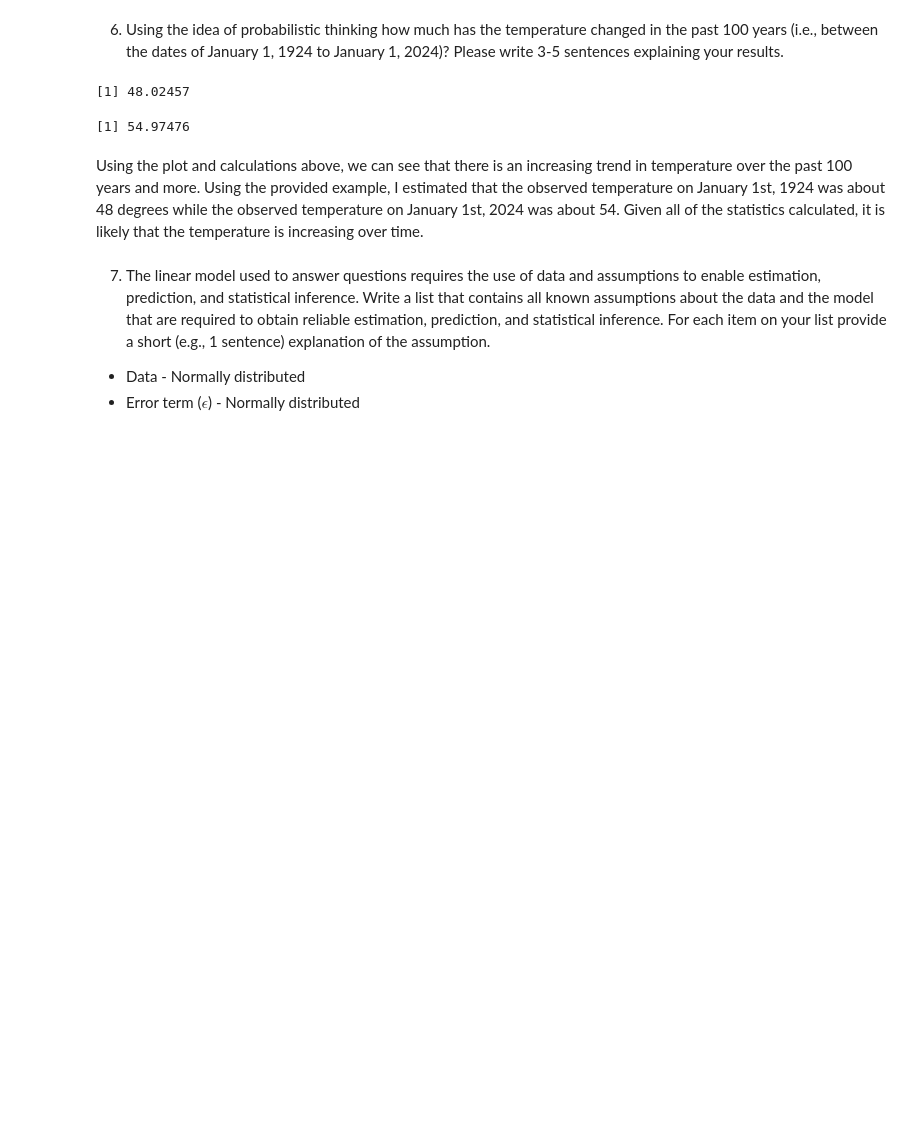
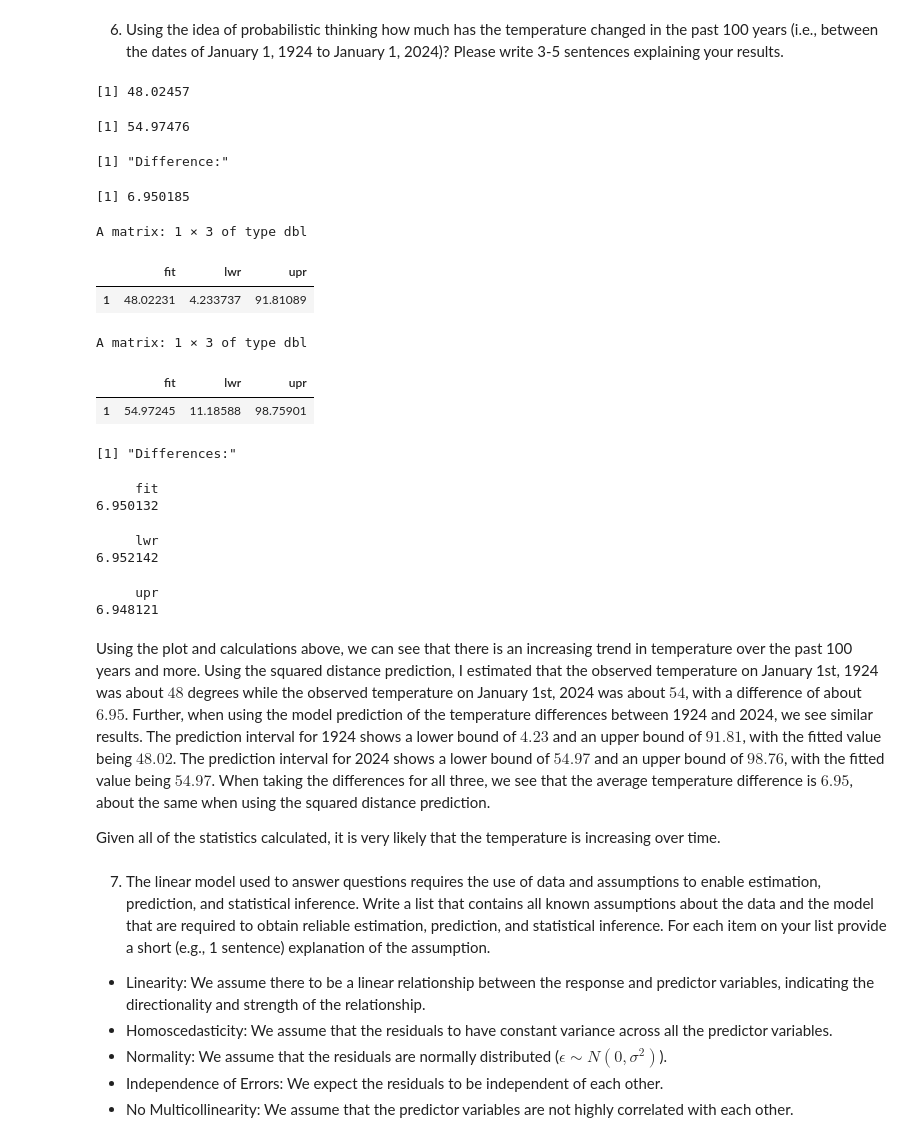
Before and after one commit to Prokope45/Statistics, a Jupyter notebook: STAT-705/Assignments/assignment_4.ipynb, the cells around one changed output. Saved outputs shown, nothing was run; the diff lists cells and outputs as text; code cells hidden in the pictures; blank space fills up the shorter version.

```diff
--- a/STAT-705/Assignments/assignment_4.ipynb
+++ b/STAT-705/Assignments/assignment_4.ipynb
@@ -276,18 +285,56 @@ date_2024 <- as.Date("2024-01-01")
 x_1924 <- as.numeric(date_1924 - start_date)
 x_2024 <- as.numeric(date_2024 - start_date)
 
-# squared distance Prediction
+# squared distance prediction
 tobs_1924 <- sqrd_dist_para_1 + sqrd_dist_para_2 * x_1924
 tobs_1924  # 48.0245749166632
 tobs_2024 <- sqrd_dist_para_1 + sqrd_dist_para_2 * x_2024
 tobs_2024 # 54.9747594215703
+
+print("Difference:")
+tobs_2024 - tobs_1924
 # %% [output]
 [1] 48.02457
 [1] 54.97476
+[1] "Difference:"
+[1] 6.950185
+# %%
+# model prediction
+x_1924_df <- data.frame(days = x_1924)
+pred_1924 <- predict(ml2, newdata = x_1924_df, interval = "prediction", level = 0.95)
+pred_1924
+
+x_2024_df <- data.frame(days = x_2024)
+pred_2024 <- predict(ml2, newdata = x_2024_df, interval = "prediction", level = 0.95)
+pred_2024
+
+print("Differences:")
+pred_2024[1,]["fit"] - pred_1924[1,]["fit"]
+pred_2024[1,]["lwr"] - pred_1924[1,]["lwr"]
+pred_2024[1,]["upr"] - pred_1924[1,]["upr"]
+# %% [output]
+A matrix: 1 × 3 of type dbl
+|  | fit | lwr | upr |
+| 1 | 48.02231 | 4.233737 | 91.81089 |
+A matrix: 1 × 3 of type dbl
+|  | fit | lwr | upr |
+| 1 | 54.97245 | 11.18588 | 98.75901 |
+[1] "Differences:"
+     fit
+6.950132
+     lwr
+6.952142
+     upr
+6.948121
 # %% [markdown]
-Using the plot and calculations above, we can see that there is an increasing trend in temperature over the past 100 years and more. Using the provided example, I estimated that the observed temperature on January 1st, 1924 was about 48 degrees while the observed temperature on January 1st, 2024 was about 54. Given all of the statistics calculated, it is likely that the temperature is increasing over time.
+Using the plot and calculations above, we can see that there is an increasing trend in temperature over the past 100 years and more. Using the squared distance prediction, I estimated that the observed temperature on January 1st, 1924 was about $48$ degrees while the observed temperature on January 1st, 2024 was about $54$, with a difference of about $6.95$. Further, when using the model prediction of the temperature differences between 1924 and 2024, we see similar results. The prediction interval for 1924 shows a lower bound of $4.23$ and an upper bound of $91.81$, with the fitted value being $48.02$. The prediction interval for 2024 shows a lower bound of $54.97$ and an upper bound of $98.76$, with the fitted value being $54.97$. When taking the differences for all three, we see that the average temperature difference is $6.95$, about the same when using the squared distance prediction.
+
+Given all of the statistics calculated, it is very likely that the temperature is increasing over time.
 # %% [markdown]
 7. The linear model used to answer questions requires the use of data and assumptions to enable estimation, prediction, and statistical inference. Write a list that contains all known assumptions about the data and the model that are required to obtain reliable estimation, prediction, and statistical inference. For each item on your list provide a short (e.g., 1 sentence) explanation of the assumption.
 
-- Data - Normally distributed
-- Error term ($\epsilon$) - Normally distributed
+- Linearity: We assume there to be a linear relationship between the response and predictor variables, indicating the directionality and strength of the relationship.
+- Homoscedasticity: We assume that the residuals to have constant variance across all the predictor variables.
+- Normality: We assume that the residuals are normally distributed ($\epsilon \sim N(0, \sigma^2)$).
+- Independence of Errors: We expect the residuals to be independent of each other.
+- No Multicollinearity: We assume that the predictor variables are not highly correlated with each other.
```
Also changed, not shown: parts of 16 cells of this notebook.
